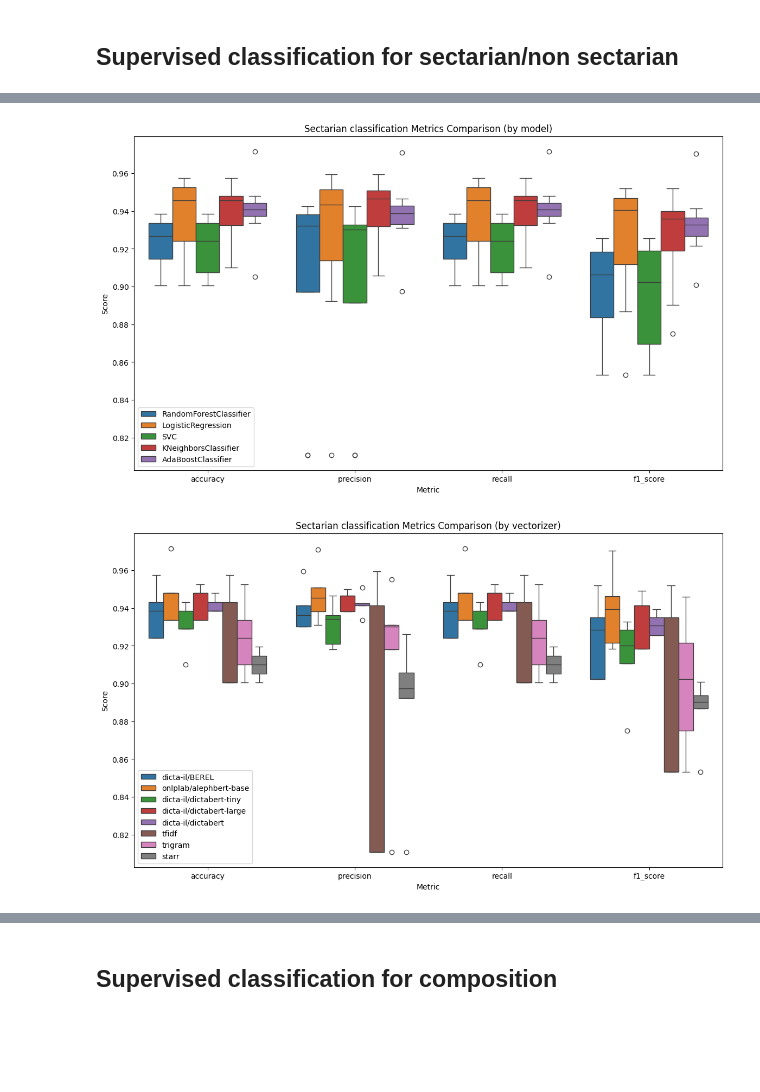
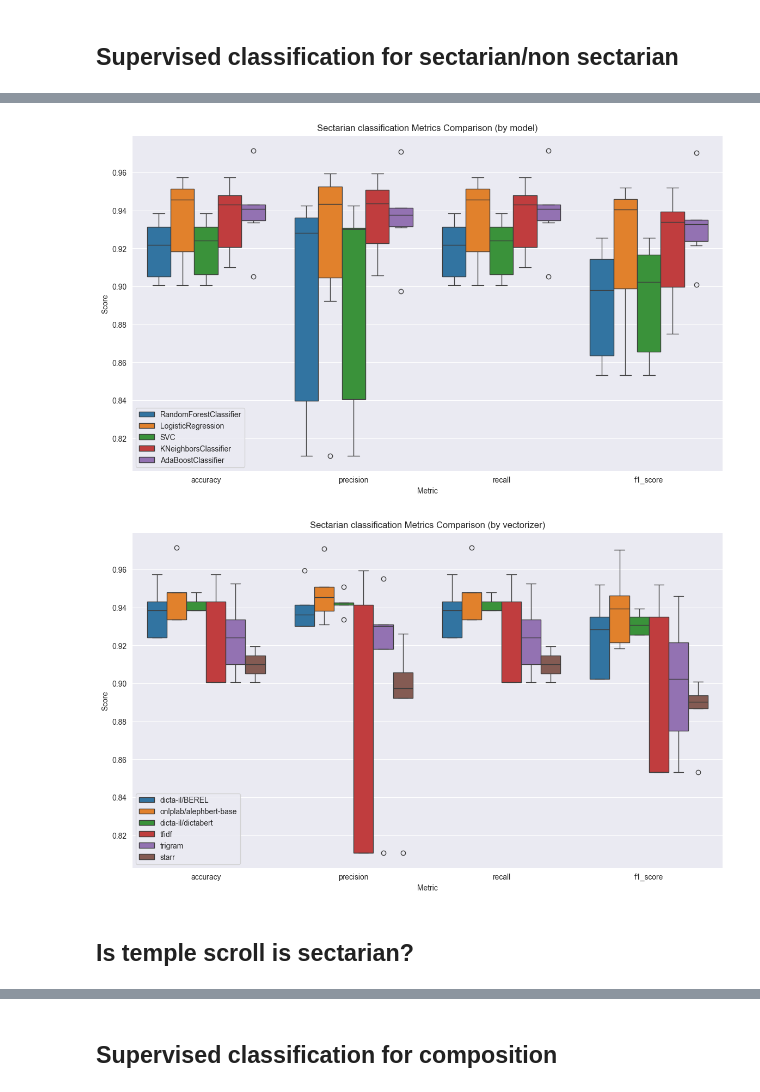
Before and after one commit to yonatanlou/QumranNLP, a Jupyter notebook: notebooks/3.0-clustering_baselines.ipynb, the cells around one changed output, grey strips where cells are left out. Drawn from its saved outputs; the diff is of its cells as text; code cells hidden in the pictures; blank space fills up the shorter version.

Commit message:
temple scroll sectarian classification

```diff
--- a/notebooks/3.0-clustering_baselines.ipynb
+++ b/notebooks/3.0-clustering_baselines.ipynb
@@ -170,7 +112,10 @@ create_lca_metric_boxplot(scores_df, f"{PATH}/{file_name}_max_dist")
 [figure]
 # %%
 from notebooks.features import vectorize_text
-
+set_seed_globaly()
+BERT_MODELS = ['dicta-il/BEREL',
+ 'onlplab/alephbert-base',
+ 'dicta-il/dictabert']
 processed_vectorizers = {}
 for vectorizer_type in BERT_MODELS + ['tfidf', 'trigram', 'starr']:
     if vectorizer_type in processed_vectorizers.keys():
@@ -426,19 +366,14 @@ from tqdm.notebook import tqdm
 from sklearn.neighbors import KNeighborsClassifier
 from sklearn.ensemble import AdaBoostClassifier
 
+def compute_classification_metrics(model, processed_vectorizers, vectorizer_type, df, train_idx, test_idx, label_column):
 
-def compute_classification_metrics(model, processed_vectorizers, vectorizer_type, df, label_column):
-    # Vectorize the data
-    vectorizer_matrix = processed_vectorizers.get(vectorizer_type)
-
-    # Encode the true labels
     le = LabelEncoder()
     df['encoded_labels'] = le.fit_transform(df[label_column])
 
-    # Split the data
-    X_train, X_test, y_train, y_test = train_test_split(
-        vectorizer_matrix, df['encoded_labels'], test_size=0.3, random_state=42, stratify=df[label_column])
-
+    vectorizer_matrix = processed_vectorizers.get(vectorizer_type)
+    X_train, y_train = vectorizer_matrix[train_idx],df.loc[train_idx,'encoded_labels']
+    X_test, y_test = vectorizer_matrix[test_idx],df.loc[test_idx,'encoded_labels']
     # Fit the model
     model.fit(X_train, y_train)
     y_pred = model.predict(X_test)
@@ -472,19 +407,24 @@ models = [
 ]
 metrics_list = []
 vectorizer_types = processed_vectorizers_sec.keys()
+
+
+label_column="section"
+train_idx, test_idx = train_test_split(
+    sec_df.reset_index().index, test_size=0.3, random_state=42, stratify=sec_df.reset_index()[label_column])
 # Iterate over each model and vectorizer, compute metrics
 for model in tqdm(models, desc="model"):
     for vectorizer_name in tqdm(vectorizer_types, desc="vectorizer"):
-        metrics = compute_classification_metrics(model, processed_vectorizers_sec, vectorizer_name, sec_df, "section")
+        metrics = compute_classification_metrics(model, processed_vectorizers_sec, vectorizer_name, sec_df.reset_index(), train_idx, test_idx, label_column)
         metrics['vectorizer'] = vectorizer_name
         metrics_list.append(metrics)
 
 # Convert metrics list to a DataFrame for easier analysis
-metrics_df = pd.DataFrame(metrics_list)
+metrics_df_sec = pd.DataFrame(metrics_list)
 PATH = f"{BASE_DIR}/notebooks/reports/baselines/sectarian_classification"
-metrics_df.to_csv(f"{PATH}/sectarian_classification.csv", index=False)
-metrics_df.sort_values(by=["f1_score", "accuracy"], ascending=False)
-metrics_df
+metrics_df_sec.to_csv(f"{PATH}/sectarian_classification.csv", index=False)
+metrics_df_sec.sort_values(by=["f1_score", "accuracy"], ascending=False)
+metrics_df_sec
 # %% [output]
 Precision is ill-defined and being set to 0.0 in labels with no predicted samples. Use `zero_division` parameter to control this behavior.
 
@@ -529,7 +469,7 @@ import seaborn as sns
 fig, ax = plt.subplots(figsize=(14, 8))
 
 # Convert metrics_df to long format for better plotting
-metrics_long_df = metrics_df.melt(id_vars=['model', 'vectorizer'],
+metrics_long_df = metrics_df_sec.melt(id_vars=['model', 'vectorizer'],
                                   value_vars=['accuracy', 'precision', 'recall', 'f1_score'],
                                   var_name='metric', value_name='score')
 
@@ -542,24 +482,26 @@ plt.legend(loc='best')
 plt.savefig(f"{PATH}/classification_metrics_by_model.png")
 plt.show()
 # %% [output]
-[figure, old version]
+[figure, new version]
 # %%
 
 # Creating a box plot for the classification metrics
 fig, ax = plt.subplots(figsize=(14, 8))
 
 # Convert metrics_df to long format for better plotting
-metrics_long_df = metrics_df.melt(id_vars=['model', 'vectorizer'],
+metrics_long_df = metrics_df_sec.melt(id_vars=['model', 'vectorizer'],
                                   value_vars=['accuracy', 'precision', 'recall', 'f1_score'],
                                   var_name='metric', value_name='score')
 
 # Box plot
 sns.boxplot(data=metrics_long_df, x='metric', y='score', hue='vectorizer', ax=ax)
 ax.set_title('Sectarian classification Metrics Comparison (by vectorizer)')
 ax.set_xlabel('Metric')
 ax.set_ylabel('Score')
 plt.legend(loc='best')
 plt.savefig(f"{PATH}/classification_metrics_by_vectorizer.png")
 plt.show()
 # %% [output]
-[figure, old version]
+[figure, new version]
+# %% [markdown]
+## Is temple scroll is sectarian?
```
Also changed, not shown: parts of 16 cells of this notebook.
